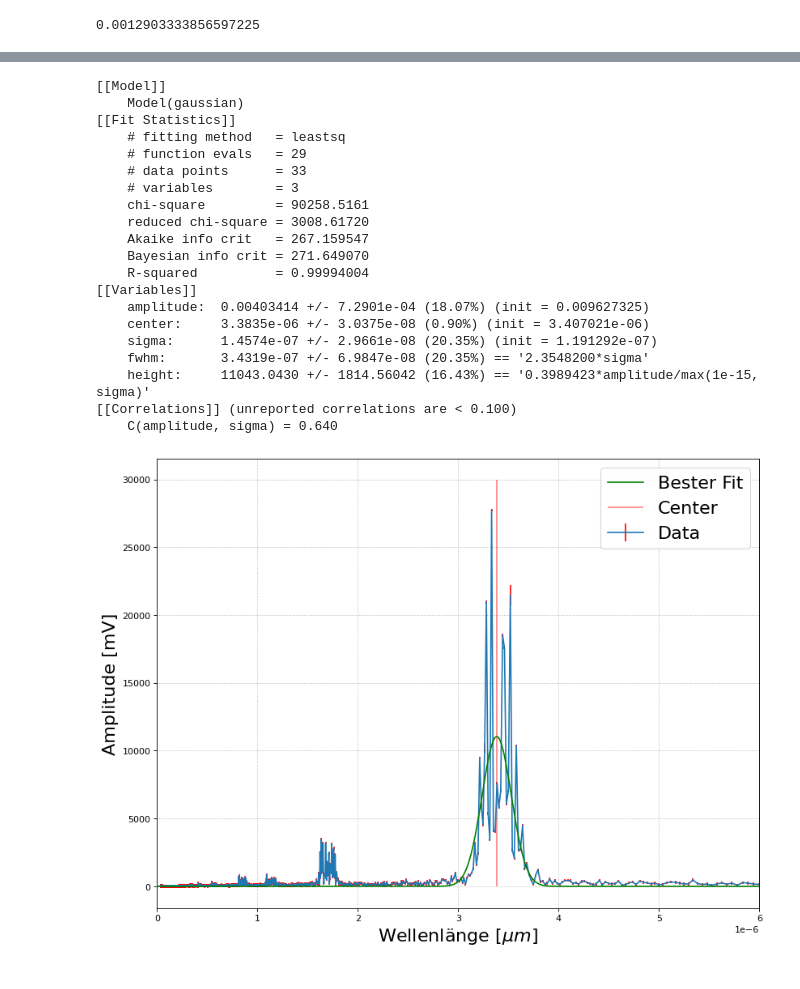
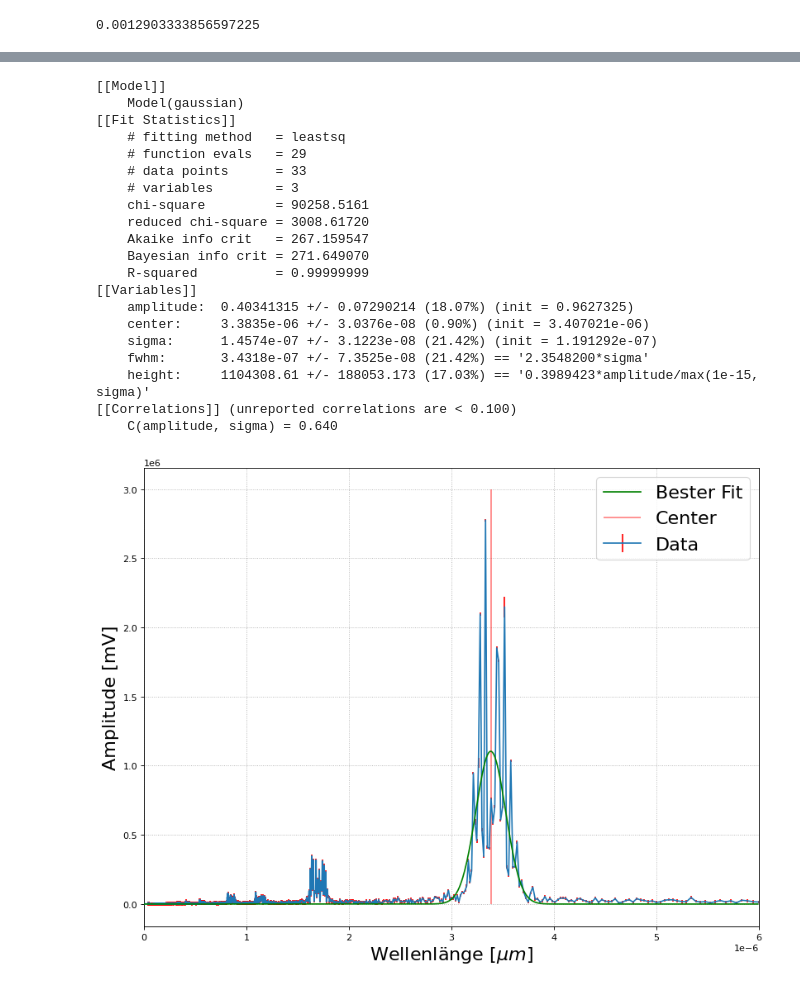
Before and after one commit to Friedrich-Jahns/Fortgeschrittenen-Praktikum-Physik, a Jupyter notebook: FP4_Michelson/A3/A3_fft.ipynb, the cells around one changed output, grey strips where cells are left out. Cells and saved outputs as stored; diff of their text form; code cells hidden in the pictures.

```diff
--- a/FP4_Michelson/A3/A3_fft.ipynb
+++ b/FP4_Michelson/A3/A3_fft.ipynb
@@ -19,6 +19,7 @@ with open('Res/cp-cal_res.txt','r') as tf:
 
 data = f.channel_to_pos(data,cal)
 # %%
+data[1] = data[1]*100
 yerr = 0.035339825186025027*np.abs(data[1])
 print(np.mean(data[2]))
 # %% [output]
@@ -42,7 +43,7 @@ intensity -= np.mean(intensity)
 
 freqs = np.fft.fftfreq(len(intensity), d=((np.mean(np.diff(position)))))
 fft_int = np.fft.fft(intensity)
-fft_err = np.fft.fft(yerr).clip(100)
+fft_err = np.fft.fft(yerr).clip(100*100)
 
 
 peak_idx = np.argmax(np.abs(fft_int))
@@ -59,7 +60,7 @@ f.figsize(1)
 
 plt.errorbar(freqs, np.abs(fft_int),yerr=np.abs(fft_err),ecolor='k',zorder=10,label='Data')
 plt.xlim(0,0.6e-5)
-plt.vlines(3.4032e-06,0,30000,colors="r",zorder=5,alpha = 0.5,label='Center')
+plt.vlines(3.4032e-06,0,2.75e6,colors="r",zorder=5,alpha = 0.5,label='Center')
 f.form(xlabel=f'Wellenlänge [$\mu m$]',ylabel='Amplitude [mV]')
 # %% [output]
 Wavelength: 3.3327089625593403e-06 m
@@ -75,38 +76,38 @@ dat_sorted = np.array(dat_sorted).T
 # %%
 von,bis = f.pos(dat_sorted[0],0.31e-5),f.pos(dat_sorted[0],0.37e-5)
 
 res = f.gausfit(dat_sorted[1,von:bis],dat_sorted[0,von:bis],dat_sorted[2,von:bis])
 
 print(res.fit_report())
 
 
 
 f.figsize(1)
 
 plt.errorbar(freqs, np.abs(fft_int),yerr=np.abs(fft_err),ecolor='r',label='Data',zorder=5)
 plt.plot(np.arange(0,6e-6,1e-8),res.eval(x=np.arange(0,6e-6,1e-8)),color='g',label='Bester Fit',zorder=10)
 plt.xlim(0,0.6e-5)
-plt.vlines(3.3835e-06,0,30000,colors="r",zorder=5,alpha = 0.5,label='Center')
+plt.vlines(3.3835e-06,0,3e6,colors="r",zorder=5,alpha = 0.5,label='Center')
 f.form(xlabel=f'Wellenlänge [$\mu m$]',ylabel='Amplitude [mV]',name='Res/A3_fftfit.pdf')
 # %% [output]
 [[Model]]
     Model(gaussian)
 [[Fit Statistics]]
     # fitting method   = leastsq
     # function evals   = 29
     # data points      = 33
     # variables        = 3
     chi-square         = 90258.5161
     reduced chi-square = 3008.61720
     Akaike info crit   = 267.159547
     Bayesian info crit = 271.649070
-    R-squared          = 0.99994004
+    R-squared          = 0.99999999
 [[Variables]]
-    amplitude:  0.00403414 +/- 7.2901e-04 (18.07%) (init = 0.009627325)
-    center:     3.3835e-06 +/- 3.0375e-08 (0.90%) (init = 3.407021e-06)
-    sigma:      1.4574e-07 +/- 2.9661e-08 (20.35%) (init = 1.191292e-07)
-    fwhm:       3.4319e-07 +/- 6.9847e-08 (20.35%) == '2.3548200*sigma'
-    height:     11043.0430 +/- 1814.56042 (16.43%) == '0.3989423*amplitude/max(1e-15, sigma)'
+    amplitude:  0.40341315 +/- 0.07290214 (18.07%) (init = 0.9627325)
+    center:     3.3835e-06 +/- 3.0376e-08 (0.90%) (init = 3.407021e-06)
+    sigma:      1.4574e-07 +/- 3.1223e-08 (21.42%) (init = 1.191292e-07)
+    fwhm:       3.4318e-07 +/- 7.3525e-08 (21.42%) == '2.3548200*sigma'
+    height:     1104308.61 +/- 188053.173 (17.03%) == '0.3989423*amplitude/max(1e-15, sigma)'
 [[Correlations]] (unreported correlations are < 0.100)
     C(amplitude, sigma) = 0.640
-[figure, old version]
+[figure, new version]
```
Also changed, not shown: parts of 2 cells of this notebook, 10 other files.
